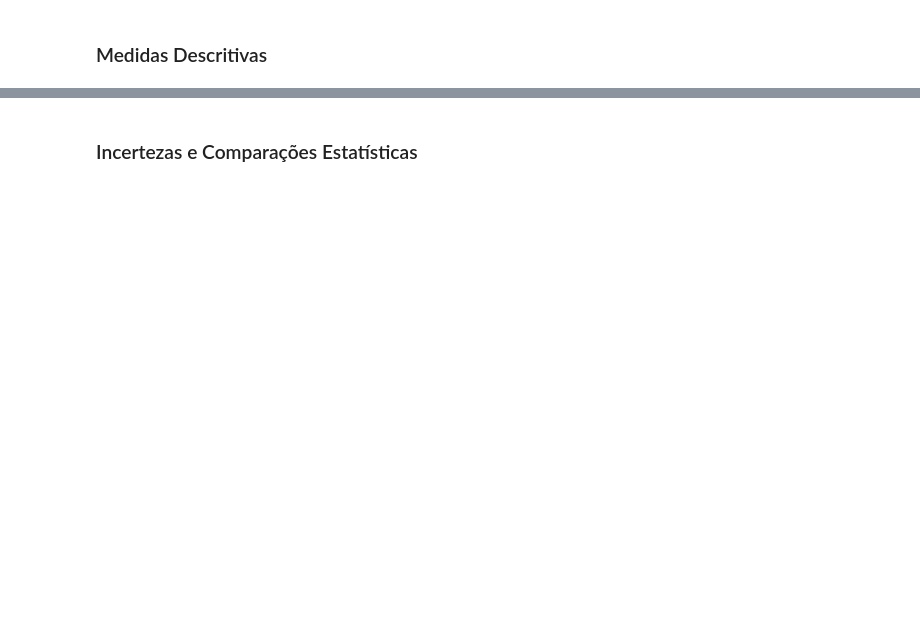
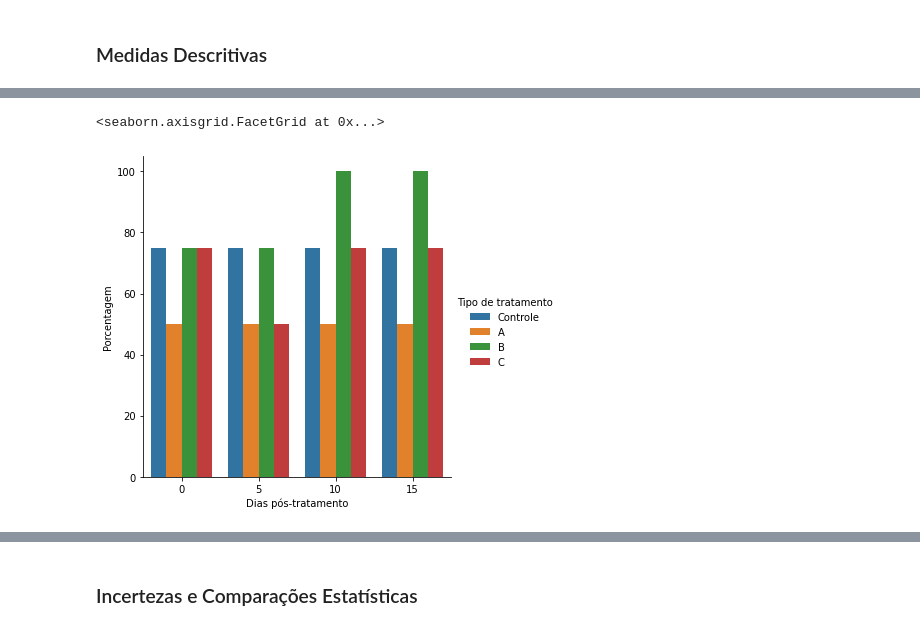
Before and after one commit to Cizika/Projeto-Sementes, a Jupyter notebook: AnáliseSementes.ipynb, the cells around one changed output, grey strips where cells are left out. Cells and saved outputs as stored; diff of their text form; code cells hidden in the pictures; blank space fills up the shorter version.

```diff
--- a/AnáliseSementes.ipynb
+++ b/AnáliseSementes.ipynb
@@ -90,0 +127,6 @@ sns.catplot(kind="box", data=df_proporcao)
+# %%
+# Utilizando biblioteca Seaborn para plotar um gráfico de barras em porcentagem
+sns.catplot(kind="bar",x='Dias pós-tratamento', y='Porcentagem', hue='Tipo de tratamento', data=dados_desempilhados_porcentagem)
+# %% [output]
+<seaborn.axisgrid.FacetGrid at 0x...>
+[figure, added]
```
Also changed, not shown: parts of 47 cells of this notebook.
